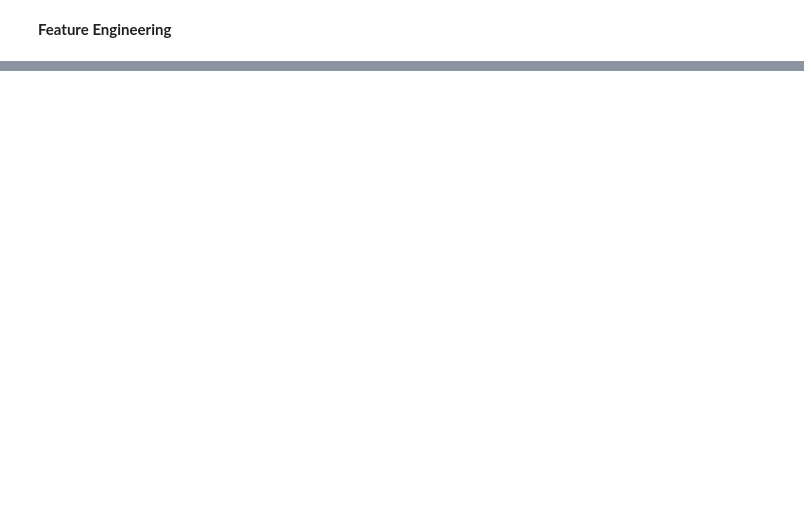
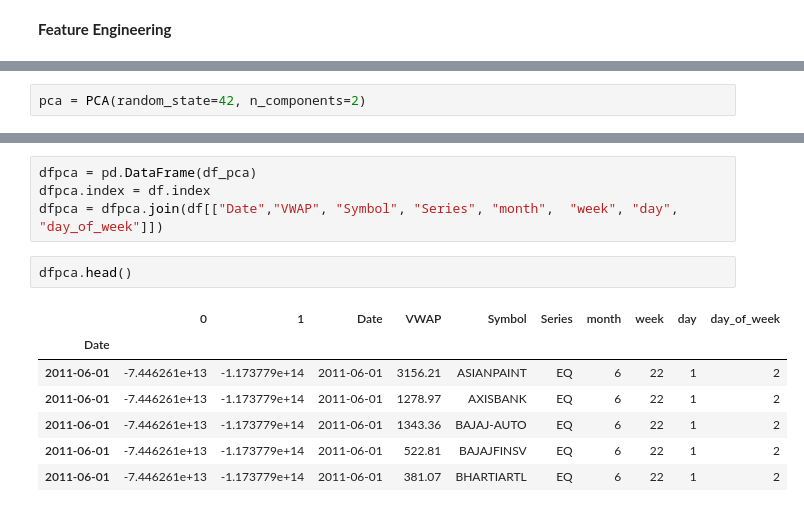
Before and after one commit to Shreya549/Stonks, a Jupyter notebook: Prediction.ipynb, the cells around one changed output, grey strips where cells are left out. Cells and saved outputs as stored; diff of their text form; blank space fills up the shorter version.

```diff
--- a/Prediction.ipynb
+++ b/Prediction.ipynb
@@ -92,0 +142,2 @@ exogenous_features = ["High_mean_lag3", "High_std_lag3", "Low_mean_lag3", "Low_s
+# %%
+pca = PCA(random_state=42, n_components=2)
@@ -92,0 +149,14 @@ exogenous_features = ["High_mean_lag3", "High_std_lag3", "Low_mean_lag3", "Low_s
+# %%
+dfpca = pd.DataFrame(df_pca)
+dfpca.index = df.index
+dfpca = dfpca.join(df[["Date","VWAP", "Symbol", "Series", "month",	"week",	"day",	"day_of_week"]])
+# %%
+dfpca.head()
+# %% [output]
+|  | 0 | 1 | Date | VWAP | Symbol | Series | month | week | day | day_of_week |
+| Date |  |  |  |  |  |  |  |  |  |  |
+| 2011-06-01 | -7.446261e+13 | -1.173779e+14 | 2011-06-01 | 3156.21 | ASIANPAINT | EQ | 6 | 22 | 1 | 2 |
+| 2011-06-01 | -7.446261e+13 | -1.173779e+14 | 2011-06-01 | 1278.97 | AXISBANK | EQ | 6 | 22 | 1 | 2 |
+| 2011-06-01 | -7.446261e+13 | -1.173779e+14 | 2011-06-01 | 1343.36 | BAJAJ-AUTO | EQ | 6 | 22 | 1 | 2 |
+| 2011-06-01 | -7.446261e+13 | -1.173779e+14 | 2011-06-01 | 522.81 | BAJAJFINSV | EQ | 6 | 22 | 1 | 2 |
+| 2011-06-01 | -7.446261e+13 | -1.173779e+14 | 2011-06-01 | 381.07 | BHARTIARTL | EQ | 6 | 22 | 1 | 2 |
```
Also changed, not shown: parts of 16 cells of this notebook.
